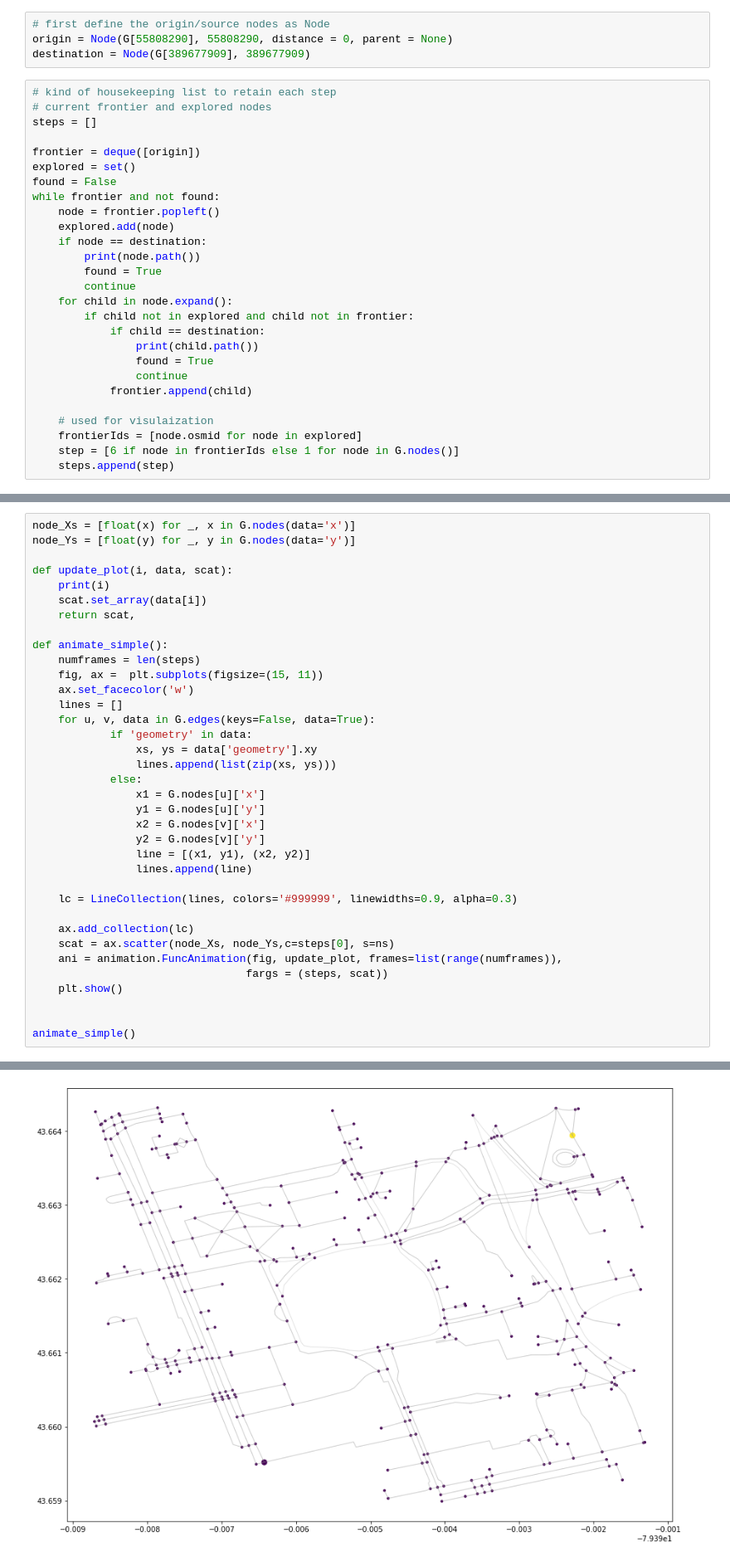
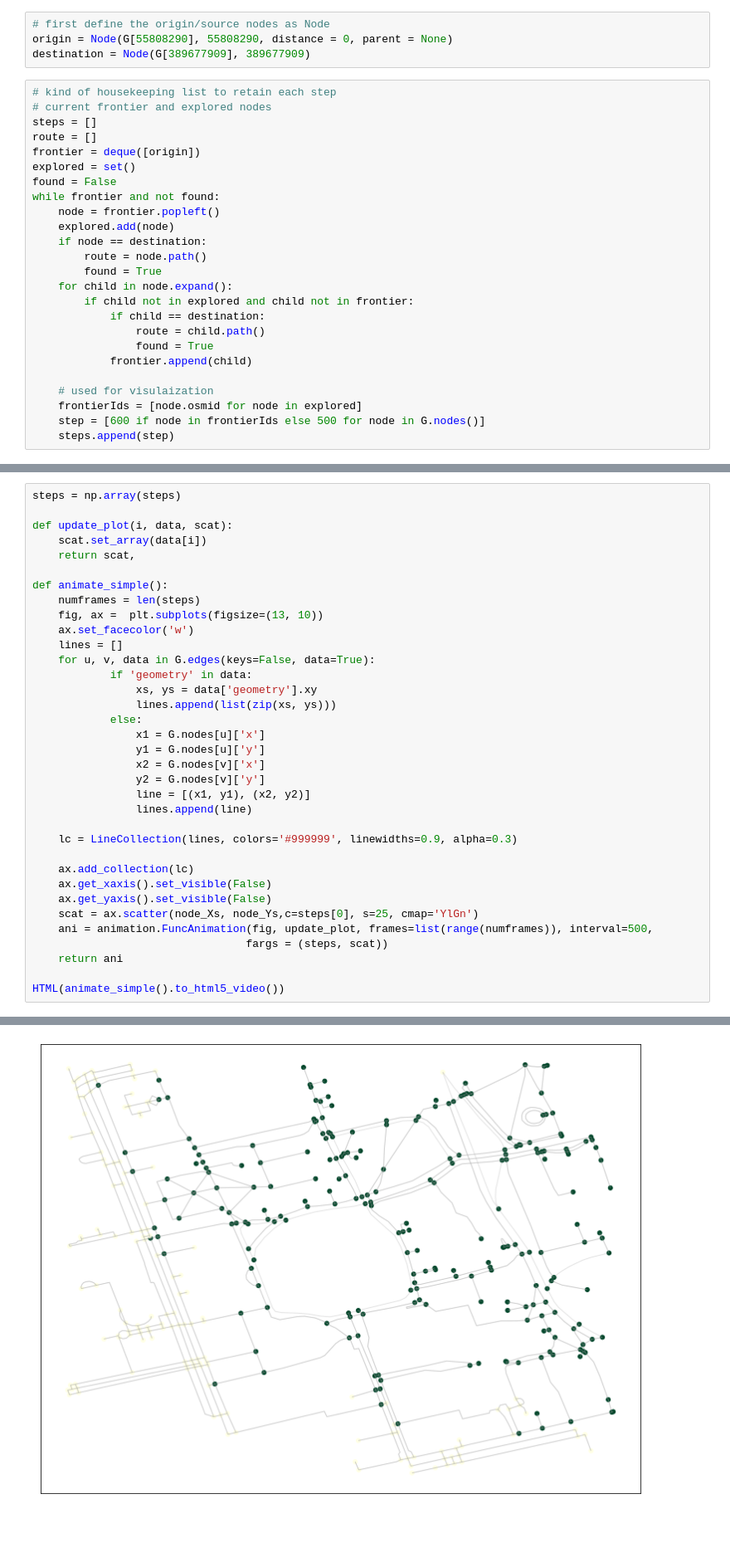
Before and after one commit to Dr-AlaaKhamis/Graph-Search-Algorithms, a Jupyter notebook: breadth_first.ipynb, the cells around one changed output, grey strips where cells are left out. Shown at 83% size. Cells and saved outputs as stored; diff of their text form; blank space fills up the shorter version.

```diff
--- a/breadth_first.ipynb
+++ b/breadth_first.ipynb
@@ -107,7 +108,7 @@ destination = Node(G[389677909], 389677909)
 # kind of housekeeping list to retain each step
 # current frontier and explored nodes
 steps = []
-
+route = []
 frontier = deque([origin])
 explored = set()
 found = False
@@ -115,18 +116,16 @@ while frontier and not found:
     node = frontier.popleft()
     explored.add(node)
     if node == destination:
-        print(node.path())
+        route = node.path()
         found = True
-        continue
     for child in node.expand():
         if child not in explored and child not in frontier:
             if child == destination:
-                print(child.path())
+                route = child.path()
                 found = True
-                continue
             frontier.append(child)
 
     # used for visulaization
     frontierIds = [node.osmid for node in explored]
-    step = [6 if node in frontierIds else 1 for node in G.nodes()]
+    step = [600 if node in frontierIds else 500 for node in G.nodes()]
     steps.append(step)
@@ -138,15 +136,13 @@ steps = np.array(steps)
 # %%
-node_Xs = [float(x) for _, x in G.nodes(data='x')]
-node_Ys = [float(y) for _, y in G.nodes(data='y')]
+steps = np.array(steps)
 
 def update_plot(i, data, scat):
-    print(i)
     scat.set_array(data[i])
     return scat,
 
 def animate_simple():
     numframes = len(steps)
-    fig, ax =  plt.subplots(figsize=(15, 11))
+    fig, ax =  plt.subplots(figsize=(13, 10))
     ax.set_facecolor('w')
     lines = []
     for u, v, data in G.edges(keys=False, data=True):
@@ -164,11 +160,12 @@ def animate_simple():
     lc = LineCollection(lines, colors='#999999', linewidths=0.9, alpha=0.3)
 
     ax.add_collection(lc)
-    scat = ax.scatter(node_Xs, node_Ys,c=steps[0], s=ns)
-    ani = animation.FuncAnimation(fig, update_plot, frames=list(range(numframes)),
+    ax.get_xaxis().set_visible(False)
+    ax.get_yaxis().set_visible(False)
+    scat = ax.scatter(node_Xs, node_Ys,c=steps[0], s=25, cmap='YlGn')
+    ani = animation.FuncAnimation(fig, update_plot, frames=list(range(numframes)), interval=500,
                                  fargs = (steps, scat))
-    plt.show()
+    return ani
 
-
-animate_simple()
+HTML(animate_simple().to_html5_video())
 # %% [output]
@@ -176 +173 @@ animate_simple()
-[figure, old version]
+[figure, new version]
```
Also changed, not shown: parts of 5 cells of this notebook, 4 other files.
